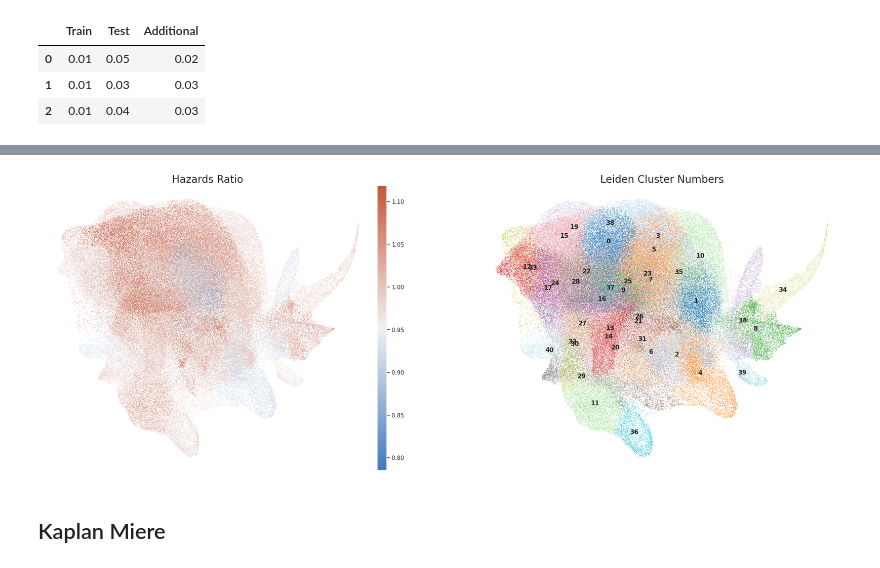
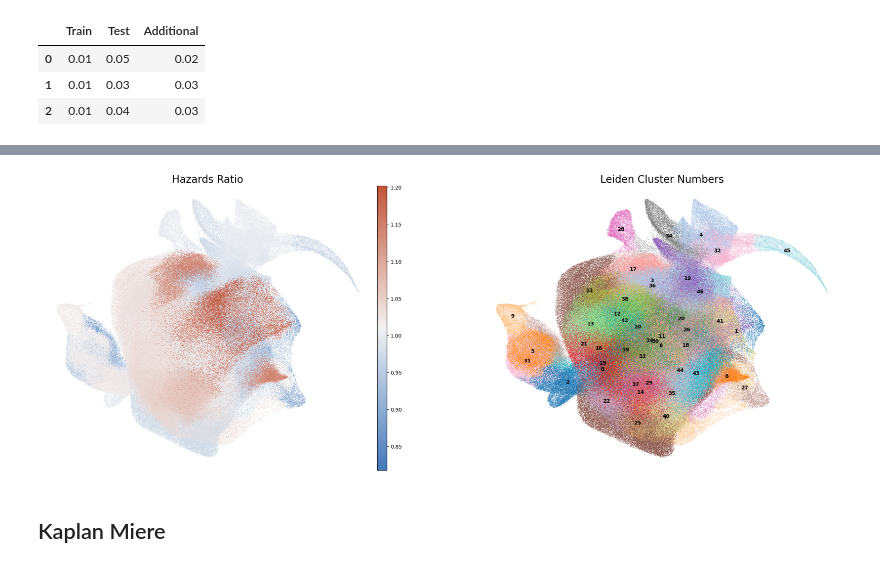
Before and after one commit to FarzanehSeyedshahi/Histomorphological-Phenotype-Learning, a Jupyter notebook: workflow/survival_figures.ipynb, the cells around one changed output, grey strips where cells are left out. Cells and saved outputs as stored; diff of their text form; code cells hidden in the pictures.

```diff
--- a/workflow/survival_figures.ipynb
+++ b/workflow/survival_figures.ipynb
@@ -135,6 +120,6 @@ train_df_all
 # %%
-categorical_data = True
-just_clusters = False
+categorical_data = False
+just_clusters = True
 # resolutions = ['2p0', '0p7', '1p0', '1p5', '2p5', '3p0', '4p0', '5p0', '7p0', '9p0']
 resolutions = ['2p0', '1p5', '2p5', '3p0', '4p0']
 
@@ -378,0 +366,24 @@ cis_df.groupby(['Leiden Resolution']).std().reset_index().drop('Fold', axis=1).i
+# %%
+main_path = '/mnt/cephfs/sharedscratch/users/fshahi/Projects/Histomorphological-Phenotype-Learning'
+import warnings
+warnings.filterwarnings("ignore")
+
+import torch.optim as optim
+import torch.nn as nn
+from torch.autograd import Variable
+
+import sys
+sys.path.append(main_path)
+from models.evaluation.folds import load_existing_split
+from models.clustering.correlations import *
+from models.clustering.data_processing import *
+from data_manipulation.utils import store_data
+from IPython.display import clear_output
+clear_output()
+
+
+main_path = '/mnt/cephfs/sharedscratch/users/fshahi/Projects/Histomorphological-Phenotype-Learning'
+dataset = 'Meso'
+h5_complete_path   = '{}/results/BarlowTwins_3/{}/h224_w224_n3_zdim128/hdf5_{}_he_complete_filtered_metadata.h5'.format(main_path, dataset, dataset)
+frame, dims, rest = representations_to_frame(h5_complete_path, meta_field='Meso_type', rep_key='z_latent')
+frame
@@ -379,26 +1042,28 @@ cis_df.groupby(['Leiden Resolution']).std().reset_index().drop('Fold', axis=1).i
 # %%
-summary = cphs['2p0'][0].summary.reset_index()
+# fold 4
+summary = cphs['2p0'][4].summary.reset_index()
 
 # Adding Leiden Clustering info.
-h5_path_adata = '{}/results/BarlowTwins_3/{}/h224_w224_n3_zdim128_filtered/hdf5_{}_he_complete_combined_metadata_filtered.h5'.format(main_path, 'Meso_400_subsampled', 'Meso_400_subsampled')
-meta_folder_adata = 'meso_subtypes_nn400'
+# h5_path_adata = '{}/results/BarlowTwins_3/{}/h224_w224_n3_zdim128_filtered/hdf5_{}_he_complete_combined_metadata_filtered.h5'.format(main_path, 'Meso_400_subsampled', 'Meso_400_subsampled')
+h5_path_adata = h5_complete_path
+meta_folder_adata = '750K'
 groupby = 'leiden_2.0'
-fold_number = 0
-adata_train, h5ad_path = read_h5ad_reference(h5_path_adata, meta_folder_adata, groupby, fold_number)
+fold_number = 4
+# adata_train, h5ad_path = read_h5ad_reference(h5_path_adata, meta_folder_adata, groupby, fold_number)
 if os.path.isfile(h5ad_path.replace('.h5ad', '_paga.h5ad')):
     adata_train = anndata.read_h5ad(h5ad_path.replace('.h5ad', '_paga.h5ad'))
 
-adata_train.obs['HR'] = adata_train.obs['leiden_2.0'].apply(lambda x: summary[summary['covariate'].astype(str) == x]['exp(coef)'].values[0]).astype(float)
+adata_train.obs['HR'] = adata_train.obs['leiden_2.0'].apply(lambda x: summary[summary['covariate'].astype(str) == str(x)]['exp(coef)'].values[0]).astype(float)
 fig = plt.figure(figsize=(28,10))
 ax1 = fig.add_subplot(121)
 sc.pl.umap(adata_train, color='HR', show=False, size=3,  frameon=False, cmap=sns.diverging_palette(250, 20, as_cmap=True), title='Hazards Ratio', ax=ax1, legend_loc='best');
 ax1.set_title('Hazards Ratio', fontsize=20)
 ax2 = fig.add_subplot(122)
 sc.pl.umap(adata_train, color='leiden_2.0', show=False, size=3,  frameon=False, title='Leiden Clusters', ax=ax2, legend_loc='on data', palette='tab20');
 ax2.set_title('Leiden Cluster Numbers', fontsize=20)
-plt.savefig('{}/leiden_clusters.png'.format(figure_path), dpi=500, bbox_inches='tight')
+plt.savefig('{}/hr_leiden_clusters.png'.format(figure_path), dpi=500, bbox_inches='tight')
 # %% [output]
-[figure, old version]
+[figure, new version]
 # %% [markdown]
 ## Kaplan Miere
 # %%
```
Also changed, not shown: parts of 30 cells of this notebook, 1 other file.
